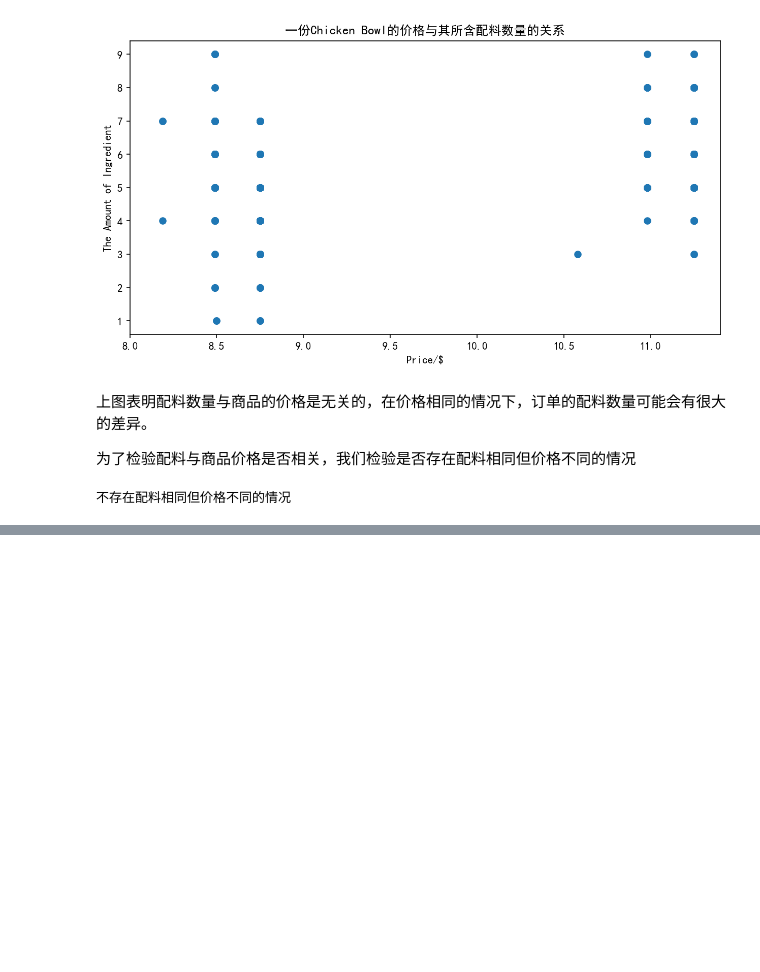
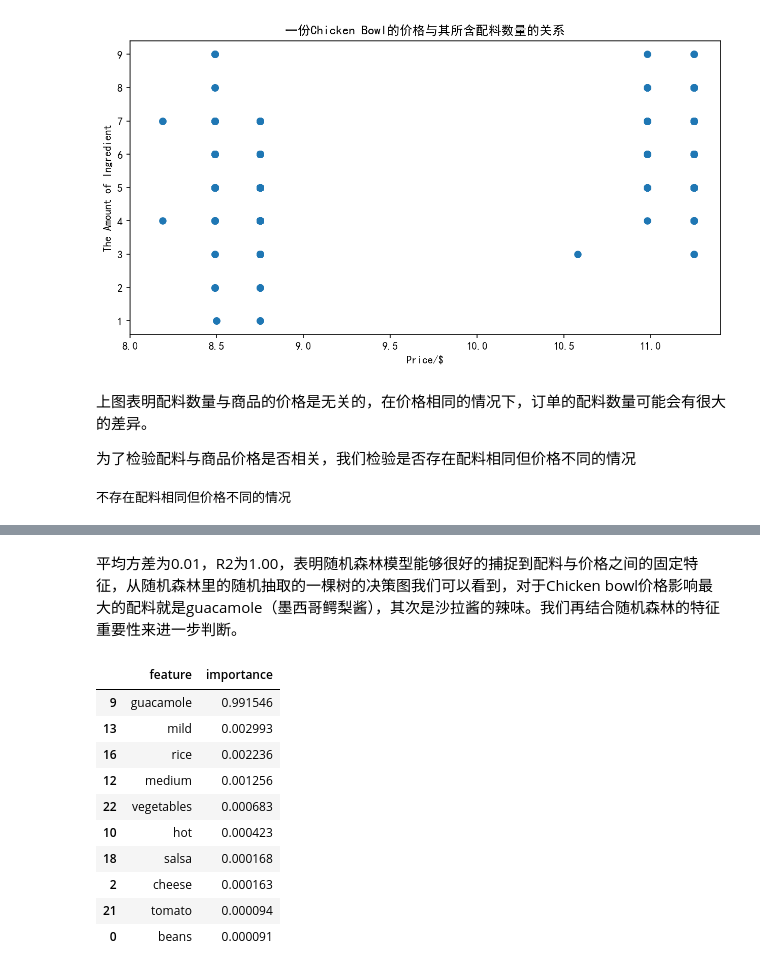
Before and after one commit to PentyYang/Data-Analysis, a Jupyter notebook: Projects/探索Chipotle快餐数据.ipynb, the cells around one changed output, grey strips where cells are left out. Cells and saved outputs as stored; diff of their text form; code cells hidden in the pictures; blank space fills up the shorter version.

```diff
--- a/Projects/探索Chipotle快餐数据.ipynb
+++ b/Projects/探索Chipotle快餐数据.ipynb
@@ -354,0 +396,17 @@ if not status:
+# %% [markdown]
+平均方差为0.01，R2为1.00，表明随机森林模型能够很好的捕捉到配料与价格之间的固定特征，从随机森林里的随机抽取的一棵树的决策图我们可以看到，对于Chicken bowl价格影响最大的配料就是guacamole（墨西哥鳄梨酱），其次是沙拉酱的辣味。我们再结合随机森林的特征重要性来进一步判断。
+# %%
+feature_importance = pd.DataFrame({'feature': tfidf_vectorizer.get_feature_names_out(), 'importance': rf.feature_importances_})
+feature_importance.sort_values(by='importance', ascending=False).head(10)
+# %% [output]
+|  | feature | importance |
+| 9 | guacamole | 0.991546 |
+| 13 | mild | 0.002993 |
+| 16 | rice | 0.002236 |
+| 12 | medium | 0.001256 |
+| 22 | vegetables | 0.000683 |
+| 10 | hot | 0.000423 |
+| 18 | salsa | 0.000168 |
+| 2 | cheese | 0.000163 |
+| 21 | tomato | 0.000094 |
+| 0 | beans | 0.000091 |
```
Also changed, not shown: parts of 8 cells of this notebook.
